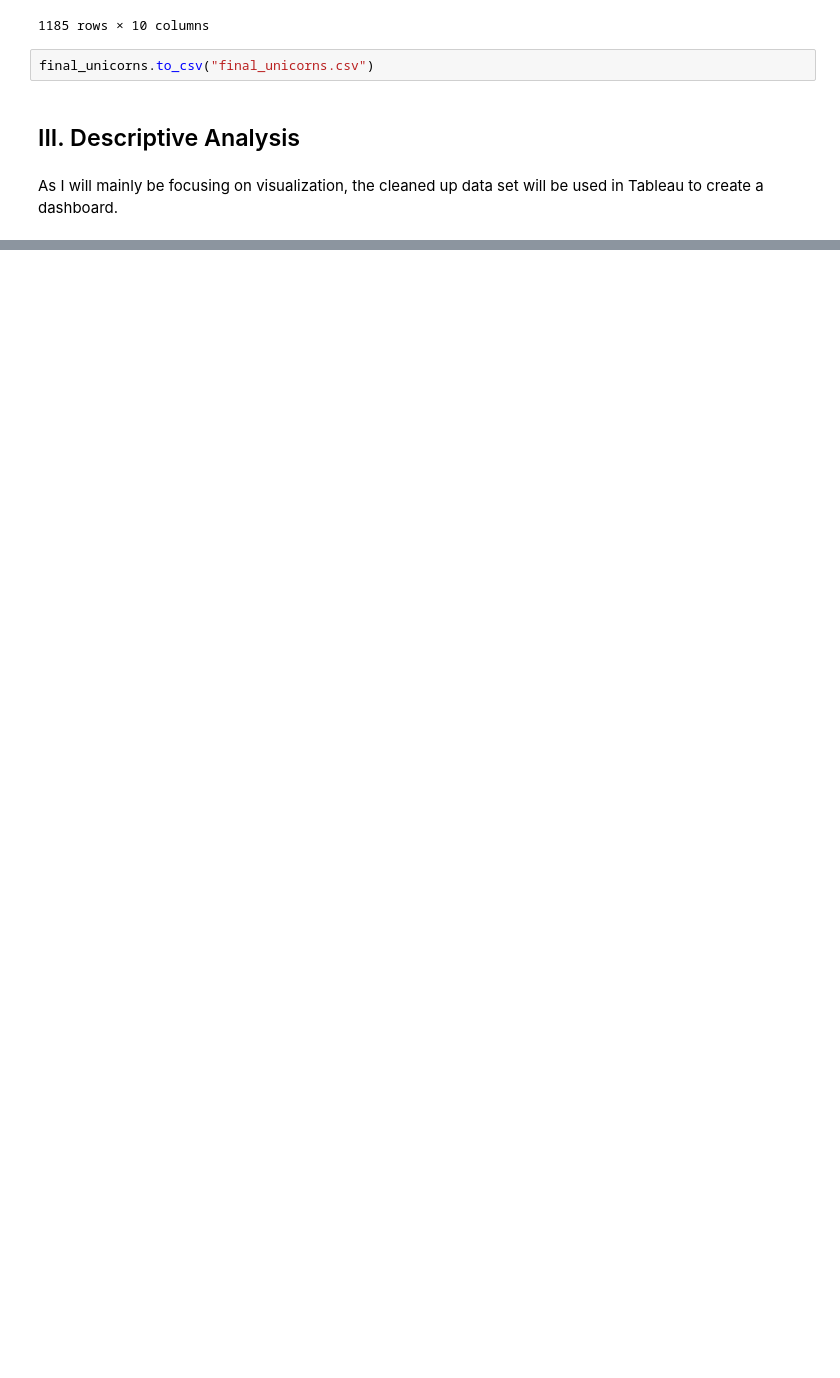
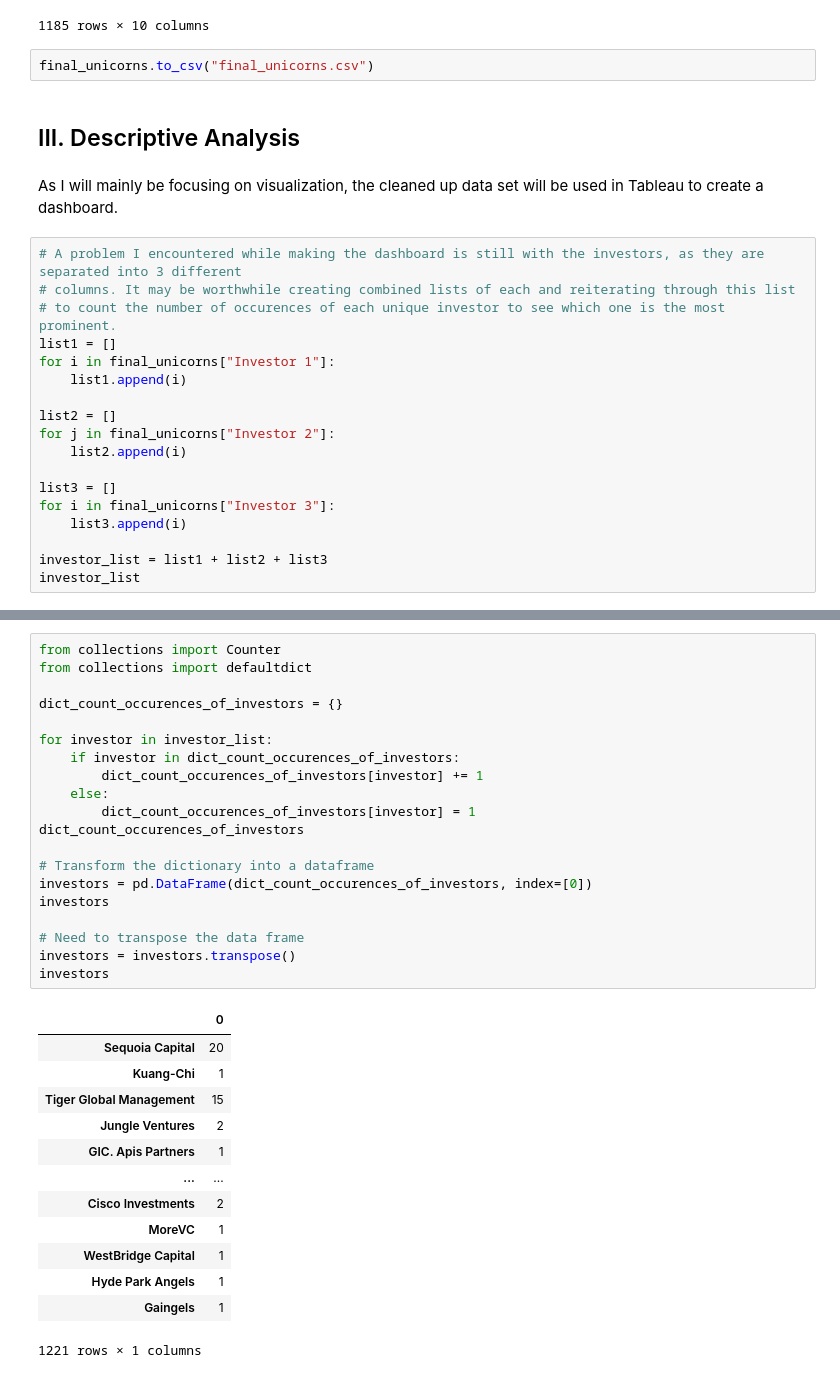
Before and after one commit to caralifarrell/UnicornVis-Visualizing-Venture-Capital-Unicorns, a Jupyter notebook: Visualization_Unicorn_Startup_Analysis.ipynb, the cells around one changed output, grey strips where cells are left out. Drawn from its saved outputs; the diff is of its cells as text; blank space fills up the shorter version.

```diff
--- a/Visualization_Unicorn_Startup_Analysis.ipynb
+++ b/Visualization_Unicorn_Startup_Analysis.ipynb
@@ -254,3 +254,21 @@ final_unicorns.to_csv("final_unicorns.csv")
 ## III. Descriptive Analysis
 # %% [markdown]
 As I will mainly be focusing on visualization, the cleaned up data set will be used in Tableau to create a dashboard.
+# %%
+# A problem I encountered while making the dashboard is still with the investors, as they are separated into 3 different
+# columns. It may be worthwhile creating combined lists of each and reiterating through this list
+# to count the number of occurences of each unique investor to see which one is the most prominent.
+list1 = []
+for i in final_unicorns["Investor 1"]:
+    list1.append(i)
+
+list2 = []
+for j in final_unicorns["Investor 2"]:
+    list2.append(i)
+
+list3 = []
+for i in final_unicorns["Investor 3"]:
+    list3.append(i)
+
+investor_list = list1 + list2 + list3
+investor_list
@@ -256,0 +293,34 @@ As I will mainly be focusing on visualization, the cleaned up data set will be u
+# %%
+from collections import Counter
+from collections import defaultdict
+
+dict_count_occurences_of_investors = {}
+
+for investor in investor_list:
+    if investor in dict_count_occurences_of_investors:
+        dict_count_occurences_of_investors[investor] += 1
+    else:
+        dict_count_occurences_of_investors[investor] = 1
+dict_count_occurences_of_investors
+
+# Transform the dictionary into a dataframe
+investors = pd.DataFrame(dict_count_occurences_of_investors, index=[0])
+investors
+
+# Need to transpose the data frame
+investors = investors.transpose()
+investors
+# %% [output]
+|  | 0 |
+| Sequoia Capital | 20 |
+| Kuang-Chi | 1 |
+| Tiger Global Management | 15 |
+| Jungle Ventures | 2 |
+| GIC. Apis Partners | 1 |
+| ... | ... |
+| Cisco Investments | 2 |
+| MoreVC | 1 |
+| WestBridge Capital | 1 |
+| Hyde Park Angels | 1 |
+| Gaingels | 1 |
+1221 rows × 1 columns
```
Also changed, not shown: parts of 2 cells of this notebook, 2 other files.
